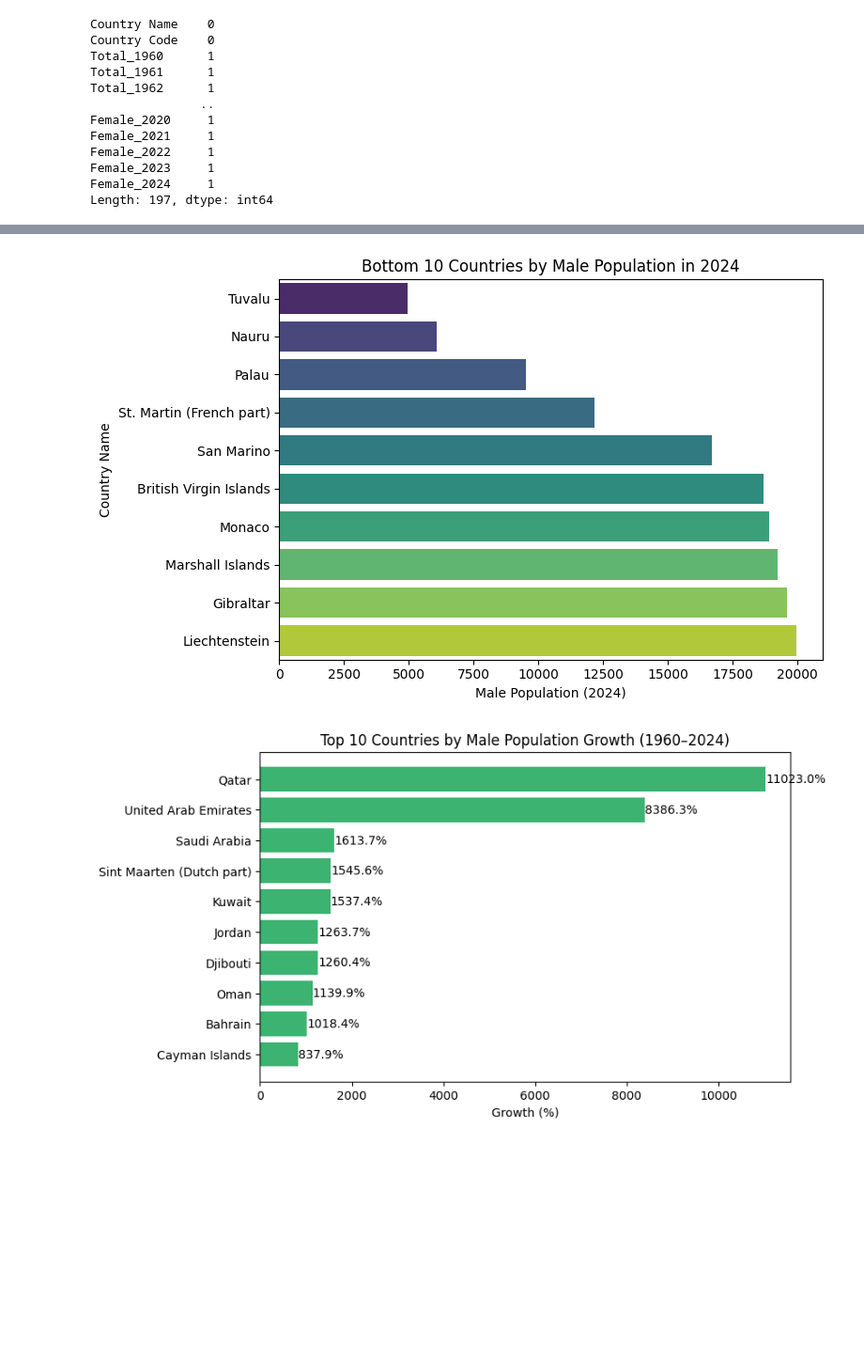
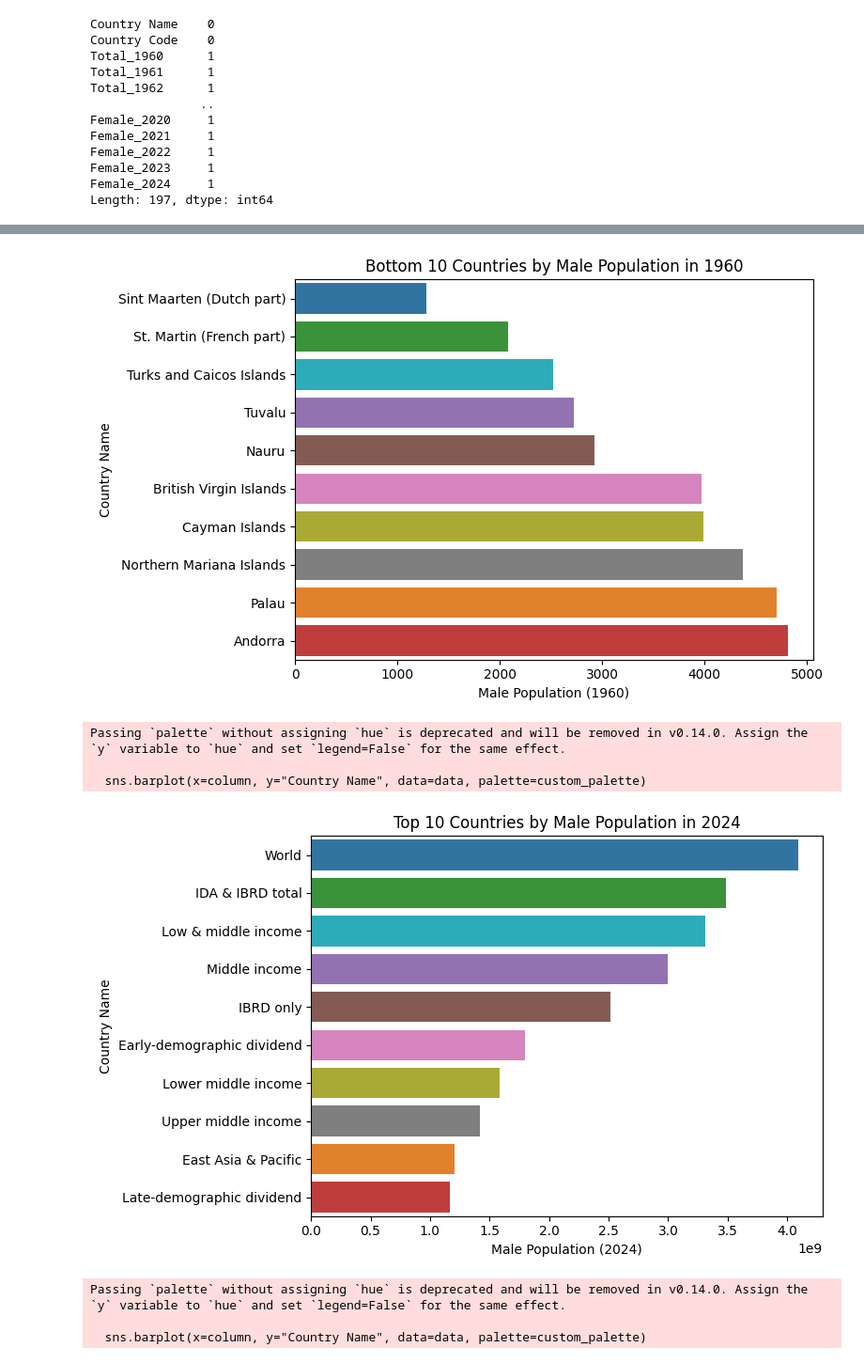
Before and after one commit to Nishaatgit/Prodigy_DataScience_Task01, a Jupyter notebook: PRODIGY_DS_01.ipynb, the cells around one changed output, grey strips where cells are left out. Shown at 94% size. Cells and saved outputs as stored; diff of their text form; code cells hidden in the pictures; blank space fills up the shorter version.

```diff
--- a/PRODIGY_DS_01.ipynb
+++ b/PRODIGY_DS_01.ipynb
@@ -71,8 +71,13 @@ Length: 197, dtype: int64
 # %%
 # FUNCTION TO PLOT HISTOGRAM
 def plot_histogram(data, column, title, xlabel):
+    custom_palette = [
+        '#1f77b4', '#2ca02c', '#17becf', '#9467bd', '#8c564b',
+          '#e377c2', '#bcbd22', '#7f7f7f', '#ff7f0e', '#d62728'
+    ]
+
     plt.figure(figsize=(8, 5))
-    sns.barplot(x=column, y="Country Name", data=data, palette="viridis")
+    sns.barplot(x=column, y="Country Name", data=data, palette=custom_palette)
     plt.title(title)
     plt.xlabel(xlabel)
     plt.ylabel("Country Name")
@@ -124,9 +141,13 @@ Passing `palette` without assigning `hue` is deprecated and will be removed in v
 # %%
 # MALE POPULATION PLOTS
 top10_male_1960 = merged_df[['Country Name', 'Male_1960']].dropna().sort_values(by='Male_1960', ascending=False).head(10)
+bottom10_male_1960 = merged_df[['Country Name', 'Male_1960']].dropna().sort_values(by='Male_1960', ascending=True).head(10)
+top10_male_2024 = merged_df[['Country Name', 'Male_2024']].dropna().sort_values(by='Male_2024', ascending=False).head(10)
 bottom10_male_2024 = merged_df[['Country Name', 'Male_2024']].dropna().sort_values(by='Male_2024', ascending=True).head(10)
 
 plot_histogram(top10_male_1960, "Male_1960", "Top 10 Countries by Male Population in 1960", "Male Population (1960)")
+plot_histogram(bottom10_male_1960, "Male_1960", "Bottom 10 Countries by Male Population in 1960", "Male Population (1960)")
+plot_histogram(top10_male_2024, "Male_2024", "Top 10 Countries by Male Population in 2024", "Male Population (2024)")
 plot_histogram(bottom10_male_2024, "Male_2024", "Bottom 10 Countries by Male Population in 2024", "Male Population (2024)")
 plot_top_growth(male_pop_growth, 'Male Population')
 # %% [output]
@@ -140,2 +161,8 @@ Passing `palette` without assigning `hue` is deprecated and will be removed in v
-[figure, old version]
+[figure, new version]
+Passing `palette` without assigning `hue` is deprecated and will be removed in v0.14.0. Assign the `y` variable to `hue` and set `legend=False` for the same effect.
+
+  sns.barplot(x=column, y="Country Name", data=data, palette=custom_palette)
-[figure, old version]
+[figure, new version]
+Passing `palette` without assigning `hue` is deprecated and will be removed in v0.14.0. Assign the `y` variable to `hue` and set `legend=False` for the same effect.
+
+  sns.barplot(x=column, y="Country Name", data=data, palette=custom_palette)
```
Also changed, not shown: parts of 5 cells of this notebook.
